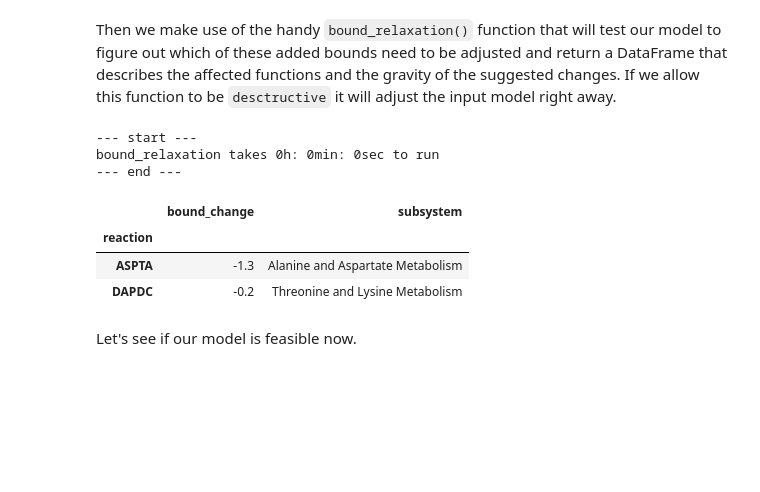
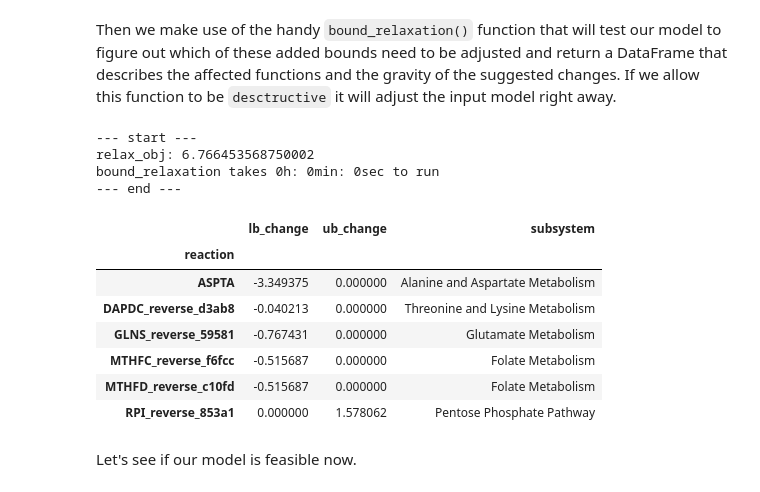
Before and after one commit to AutoFlowResearch/BFAIR, a Jupyter notebook: examples/MFA_cobra_sampling.ipynb, the cells around one changed output. Saved outputs shown, nothing was run; the diff lists cells and outputs as text; code cells hidden in the pictures; blank space fills up the shorter version.

```diff
--- a/examples/MFA_cobra_sampling.ipynb
+++ b/examples/MFA_cobra_sampling.ipynb
@@ -279,15 +313,20 @@ model.optimize()
 # %% [markdown]
 Then we make use of the handy `bound_relaxation()` function that will test our model to figure out which of these added bounds need to be adjusted and return a DataFrame that describes the affected functions and the gravity of the suggested changes. If we allow this function to be `desctructive` it will adjust the input model right away.
 # %%
-bound_relaxation(model, fittedFluxes, destructive=True)
+bound_relaxation(model, fittedFluxes, destructive=True, fluxes_to_ignore=['BIOMASS_Ec_iJO1366_core_53p95M'])
 # %% [output]
 --- start ---
+relax_obj: 6.766453568750002
 bound_relaxation takes 0h: 0min: 0sec to run
 --- end ---
-|  | bound_change | subsystem |
-| reaction |  |  |
-| ASPTA | -1.3 | Alanine and Aspartate Metabolism |
-| DAPDC | -0.2 | Threonine and Lysine Metabolism |
+|  | lb_change | ub_change | subsystem |
+| reaction |  |  |  |
+| ASPTA | -3.349375 | 0.000000 | Alanine and Aspartate Metabolism |
+| DAPDC_reverse_d3ab8 | -0.040213 | 0.000000 | Threonine and Lysine Metabolism |
+| GLNS_reverse_59581 | -0.767431 | 0.000000 | Glutamate Metabolism |
+| MTHFC_reverse_f6fcc | -0.515687 | 0.000000 | Folate Metabolism |
+| MTHFD_reverse_c10fd | -0.515687 | 0.000000 | Folate Metabolism |
+| RPI_reverse_853a1 | 0.000000 | 1.578062 | Pentose Phosphate Pathway |
 # %% [markdown]
 Let's see if our model is feasible now.
 # %%
```
Also changed, not shown: parts of 20 cells of this notebook.
